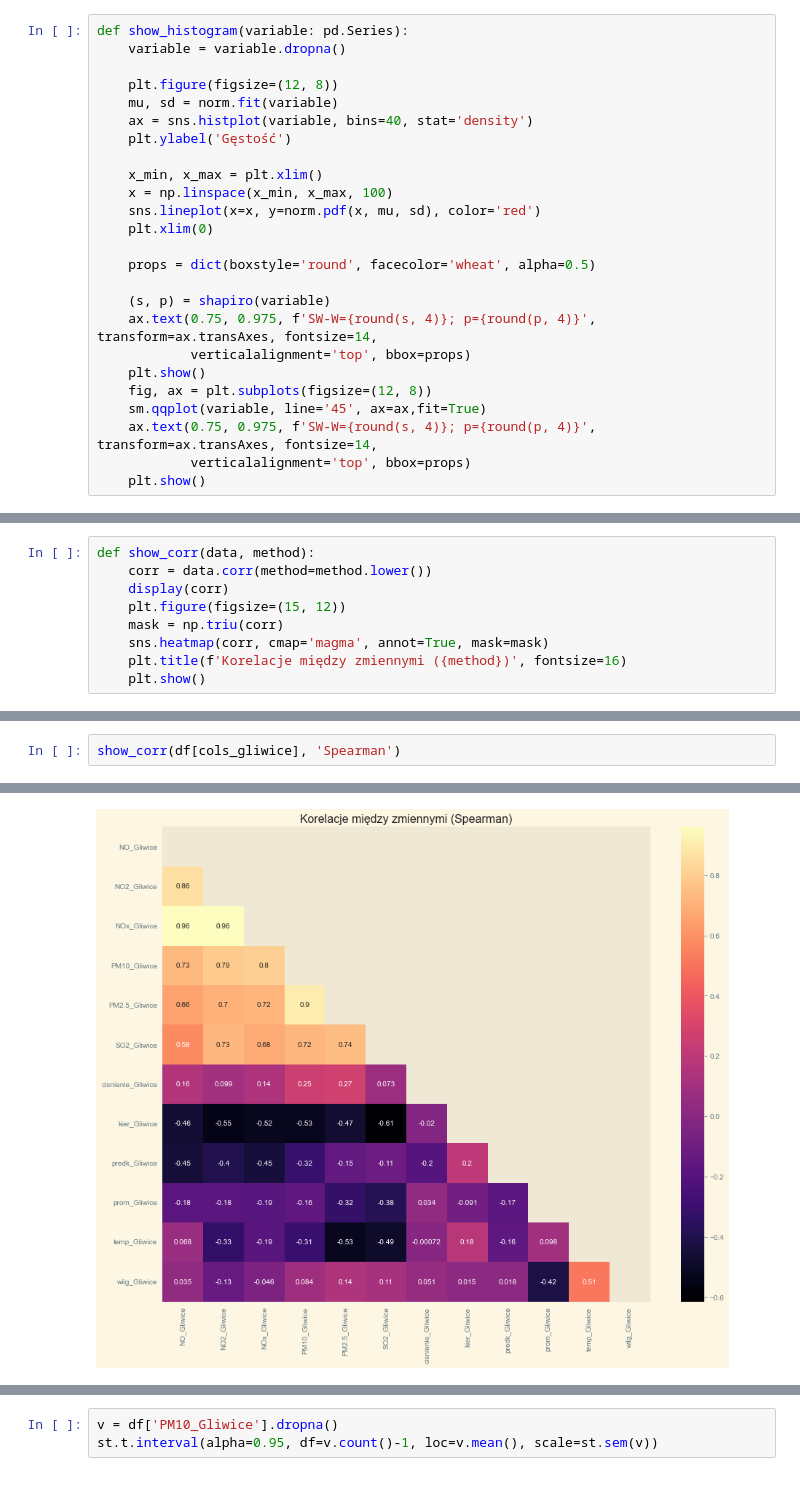
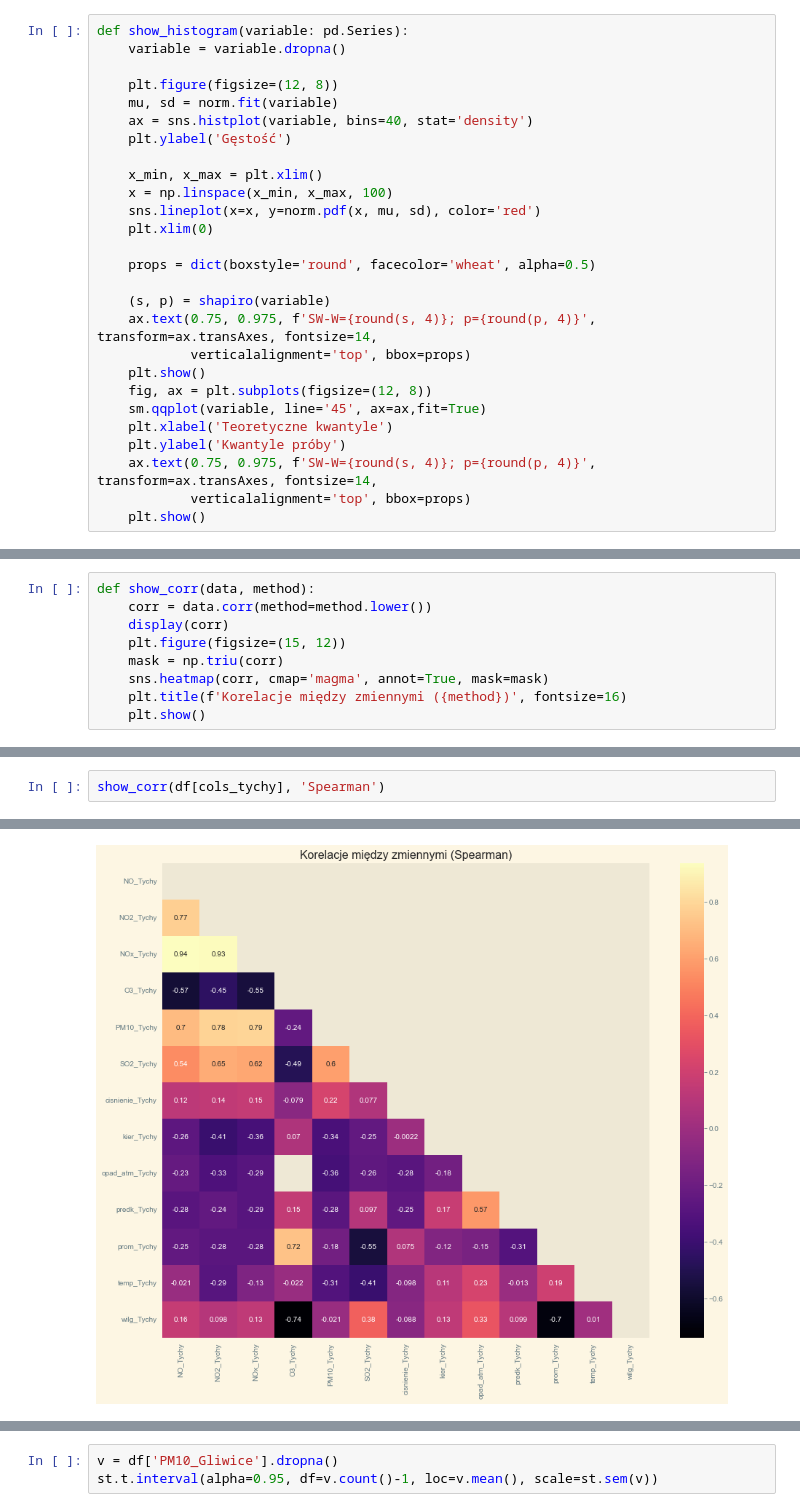
Before and after one commit to panierka/AirQualityComparativeAnalysis, a Jupyter notebook: main.ipynb, the cells around one changed output, grey strips where cells are left out. Cells and saved outputs as stored; diff of their text form.

Commit message:
feat: correlations, time series, plots

```diff
--- a/main.ipynb
+++ b/main.ipynb
@@ -277,6 +279,8 @@ def show_histogram(variable: pd.Series):
     plt.show()
     fig, ax = plt.subplots(figsize=(12, 8))
     sm.qqplot(variable, line='45', ax=ax,fit=True)
+    plt.xlabel('Teoretyczne kwantyle')
+    plt.ylabel('Kwantyle próby')
     ax.text(0.75, 0.975, f'SW-W={round(s, 4)}; p={round(p, 4)}', transform=ax.transAxes, fontsize=14,
             verticalalignment='top', bbox=props)
     plt.show()
@@ -421,3 +426,3 @@ show_corr(df[cols_gliwice], 'Pearson')
 # %%
-show_corr(df[cols_gliwice], 'Spearman')
+show_corr(df[cols_tychy], 'Spearman')
 # %% [output]
@@ -437,4 +443,4 @@ show_corr(df[cols_gliwice], 'Spearman')
-[figure, old version]
+[figure, new version]
 # %%
 def test_independence_groups(data, column, grouping_column, g1, g2):
     slice_a = data[data[grouping_column] == g1][column].dropna()
```
Also changed, not shown: parts of 31 cells of this notebook, 1 other file.
